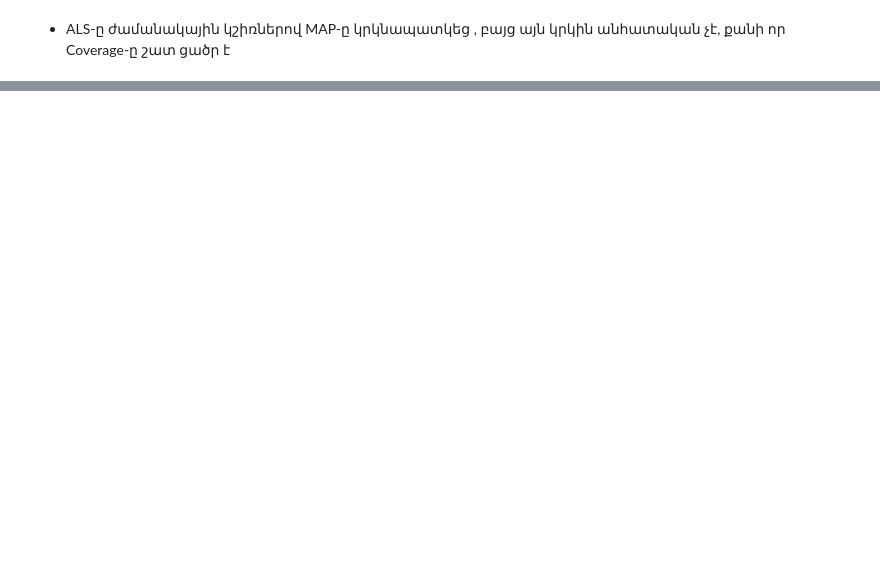
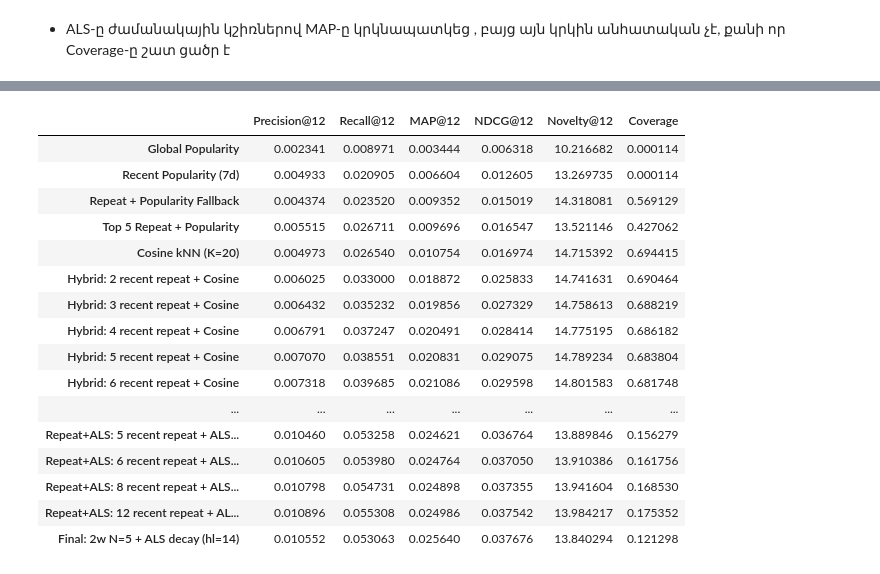
Before and after one commit to parsyan-n/hm-recommendation-project, a Jupyter notebook: validation_experiments.ipynb, the cells around one changed output, grey strips where cells are left out. Drawn from its saved outputs; the diff is of its cells as text; code cells hidden in the pictures; blank space fills up the shorter version.

```diff
--- a/validation_experiments.ipynb
+++ b/validation_experiments.ipynb
@@ -532,0 +572,20 @@ val_results.round(5)
+# %%
+val_results
+# %% [output]
+|  | Precision@12 | Recall@12 | MAP@12 | NDCG@12 | Novelty@12 | Coverage |
+| Global Popularity | 0.002341 | 0.008971 | 0.003444 | 0.006318 | 10.216682 | 0.000114 |
+| Recent Popularity (7d) | 0.004933 | 0.020905 | 0.006604 | 0.012605 | 13.269735 | 0.000114 |
+| Repeat + Popularity Fallback | 0.004374 | 0.023520 | 0.009352 | 0.015019 | 14.318081 | 0.569129 |
+| Top 5 Repeat + Popularity | 0.005515 | 0.026711 | 0.009696 | 0.016547 | 13.521146 | 0.427062 |
+| Cosine kNN (K=20) | 0.004973 | 0.026540 | 0.010754 | 0.016974 | 14.715392 | 0.694415 |
+| Hybrid: 2 recent repeat + Cosine | 0.006025 | 0.033000 | 0.018872 | 0.025833 | 14.741631 | 0.690464 |
+| Hybrid: 3 recent repeat + Cosine | 0.006432 | 0.035232 | 0.019856 | 0.027329 | 14.758613 | 0.688219 |
+| Hybrid: 4 recent repeat + Cosine | 0.006791 | 0.037247 | 0.020491 | 0.028414 | 14.775195 | 0.686182 |
+| Hybrid: 5 recent repeat + Cosine | 0.007070 | 0.038551 | 0.020831 | 0.029075 | 14.789234 | 0.683804 |
+| Hybrid: 6 recent repeat + Cosine | 0.007318 | 0.039685 | 0.021086 | 0.029598 | 14.801583 | 0.681748 |
+| ... | ... | ... | ... | ... | ... | ... |
+| Repeat+ALS: 5 recent repeat + ALS... | 0.010460 | 0.053258 | 0.024621 | 0.036764 | 13.889846 | 0.156279 |
+| Repeat+ALS: 6 recent repeat + ALS... | 0.010605 | 0.053980 | 0.024764 | 0.037050 | 13.910386 | 0.161756 |
+| Repeat+ALS: 8 recent repeat + ALS... | 0.010798 | 0.054731 | 0.024898 | 0.037355 | 13.941604 | 0.168530 |
+| Repeat+ALS: 12 recent repeat + AL... | 0.010896 | 0.055308 | 0.024986 | 0.037542 | 13.984217 | 0.175352 |
+| Final: 2w N=5 + ALS decay (hl=14) | 0.010552 | 0.053063 | 0.025640 | 0.037676 | 13.840294 | 0.121298 |
```
Also changed, not shown: parts of 23 cells of this notebook.
